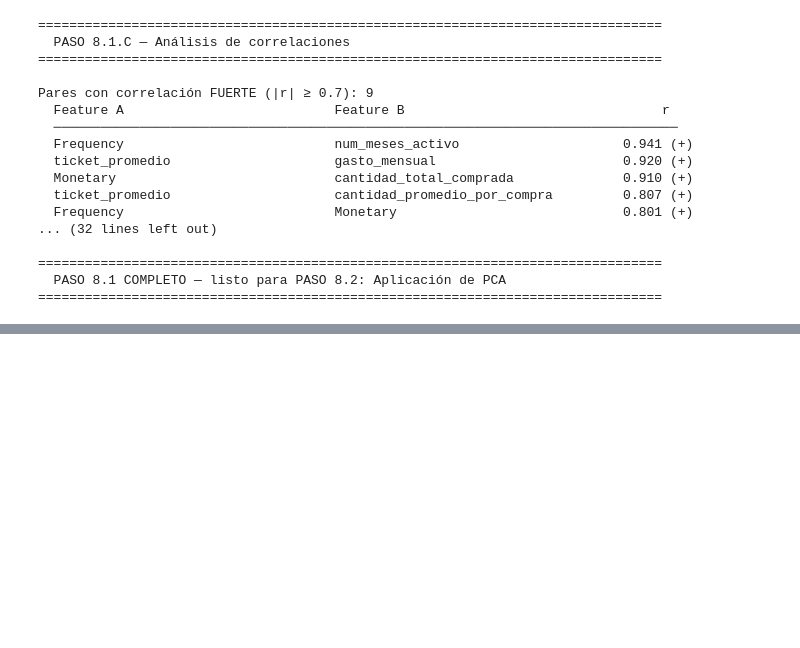
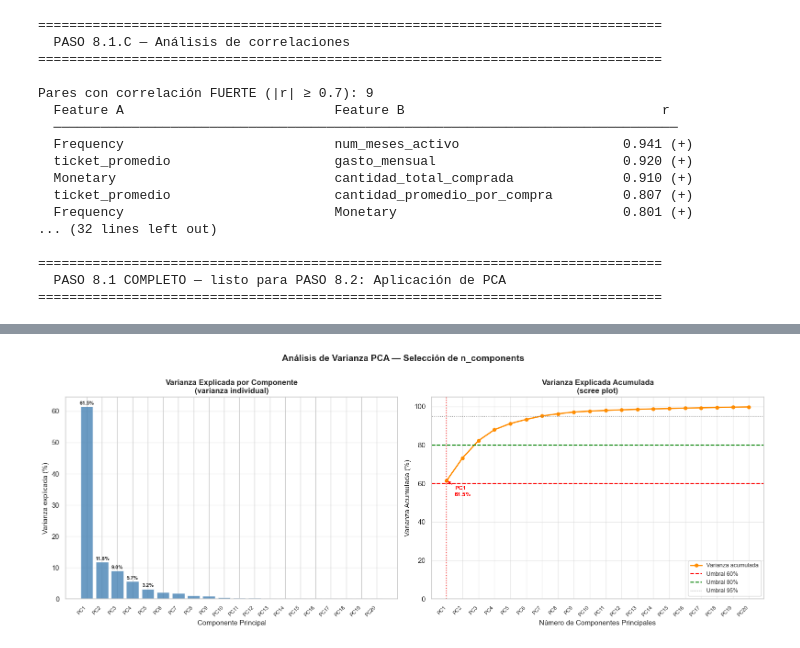
Before and after one commit to ravel01106/proyecto-master-ia-big-data, a Jupyter notebook: notebooks/clustering_proyect/preprocesing/preprocesing_data_clustering.ipynb, the cells around one changed output, grey strips where cells are left out. Cells and saved outputs as stored; diff of their text form; code cells hidden in the pictures; blank space fills up the shorter version.

```diff
--- a/notebooks/clustering_proyect/preprocesing/preprocesing_data_clustering.ipynb
+++ b/notebooks/clustering_proyect/preprocesing/preprocesing_data_clustering.ipynb
@@ -4127,0 +4234,96 @@ Pares con correlación FUERTE (|r| ≥ 0.7): 9
+# %%
+# ══════════════════════════════════════════════════════════════════════════════
+#   PASO 8.3.A + 8.3.B — PCA completo + Scree Plot
+# ══════════════════════════════════════════════════════════════════════════════
+
+print('='*80)
+print('  PASO 8.3.A — Aplicando PCA con todas las componentes')
+print('='*80)
+print()
+
+# Input: todas las features (sin CustomerID)
+X_pca_input = df_users_encoded[FEATURES_ENC].values
+n_features   = X_pca_input.shape[1]
+
+print(f'  Input : {X_pca_input.shape[0]:,} usuarios × {n_features} features')
+print()
+
+# PCA con todas las componentes para estudiar la varianza
+pca_full = PCA(n_components=n_features, random_state=42)
+pca_full.fit(X_pca_input)
+
+varianza_individual  = pca_full.explained_variance_ratio_
+varianza_acumulada   = varianza_individual.cumsum()
+
+# Tabla de varianza por componente
+print(f'  {"PC":>5} {"Var. individual":>17} {"Var. acumulada":>16}  {"≥60%?":>6}')
+print(f'  {"─"*52}')
+for k, (vi, va) in enumerate(zip(varianza_individual, varianza_acumulada), start=1):
+    marca = ' ← UMBRAL' if abs(va - 0.60) < 0.03 or (k > 1 and varianza_acumulada[k-2] < 0.60 <= va) else ''
+    print(f'  {f"PC{k}":>5} {vi*100:>15.2f}% {va*100:>14.2f}%  {marca}')
+    if va >= 0.95:   # mostrar solo hasta el 95%
+        restantes = n_features - k
+        if restantes > 0:
+            print(f'  ... ({restantes} componentes restantes, varianza adicional < {(1-va)*100:.1f}%)')
+        break
+print()
+
+# ── 8.3.B — Scree Plot ────────────────────────────────────────────────────────
+print('8.3.B — Generando Scree Plot...')
+
+n_plot = min(n_features, 20)   # mostrar hasta 20 componentes en el gráfico
+
+fig, (ax1, ax2) = plt.subplots(1, 2, figsize=(16, 6))
+
+componentes = range(1, n_plot + 1)
+
+# --- Izquierda: varianza individual ---
+bars = ax1.bar(componentes, varianza_individual[:n_plot] * 100,
+               color='steelblue', alpha=0.8, edgecolor='white', linewidth=0.5)
+ax1.set_xlabel('Componente Principal', fontsize=11)
+ax1.set_ylabel('Varianza explicada (%)', fontsize=11)
+ax1.set_title('Varianza Explicada por Componente\n(varianza individual)', fontsize=12, fontweight='bold')
+ax1.set_xticks(list(componentes))
+ax1.set_xticklabels([f'PC{i}' for i in componentes], rotation=45, ha='right', fontsize=8)
+ax1.grid(axis='y', alpha=0.4)
+
+# Etiquetar las 5 primeras barras
+for bar, vi in zip(bars[:5], varianza_individual[:5]):
+    ax1.text(bar.get_x() + bar.get_width()/2, bar.get_height() + 0.3,
+             f'{vi*100:.1f}%', ha='center', va='bottom', fontsize=8, fontweight='bold')
+
+# --- Derecha: varianza acumulada ---
+ax2.plot(list(componentes), varianza_acumulada[:n_plot] * 100,
+         'o-', color='darkorange', linewidth=2, markersize=5, label='Varianza acumulada')
+ax2.axhline(y=60, color='red',   linestyle='--', linewidth=1.5, label='Umbral 60%')
+ax2.axhline(y=80, color='green', linestyle='--', linewidth=1.5, label='Umbral 80%')
+ax2.axhline(y=95, color='gray',  linestyle=':',  linewidth=1,   label='Umbral 95%')
+
+# Marcar el punto donde se supera el 60%
+for k, va in enumerate(varianza_acumulada[:n_plot], start=1):
+    if va >= 0.60:
+        ax2.axvline(x=k, color='red', linestyle=':', linewidth=1.5, alpha=0.7)
+        ax2.annotate(f'PC{k}\n{va*100:.1f}%', xy=(k, va*100),
+                     xytext=(k+0.5, va*100 - 8),
+                     fontsize=9, color='red', fontweight='bold',
+                     arrowprops=dict(arrowstyle='->', color='red', lw=1.2))
+        break
+
+ax2.set_xlabel('Número de Componentes Principales', fontsize=11)
+ax2.set_ylabel('Varianza Acumulada (%)', fontsize=11)
+ax2.set_title('Varianza Explicada Acumulada\n(scree plot)', fontsize=12, fontweight='bold')
+ax2.set_xticks(list(componentes))
+ax2.set_xticklabels([f'PC{i}' for i in componentes], rotation=45, ha='right', fontsize=8)
+ax2.set_ylim(0, 105)
+ax2.legend(fontsize=9)
+ax2.grid(alpha=0.4)
+
+plt.suptitle('Análisis de Varianza PCA — Selección de n_components',
+             fontsize=14, fontweight='bold', y=1.01)
+plt.tight_layout()
+
+ruta_scree = RUTA_GRAFICOS + '8.3_scree_plot_pca.png'
+plt.savefig(ruta_scree, dpi=150, bbox_inches='tight')
+plt.show()
+print(f'  [OK] Scree plot guardado en: {ruta_scree}')
+# %% [output]
@@ -4127,0 +4348 @@ Pares con correlación FUERTE (|r| ≥ 0.7): 9
+[figure, added]
```
Also changed, not shown: parts of 6 cells of this notebook, 2 other files.
